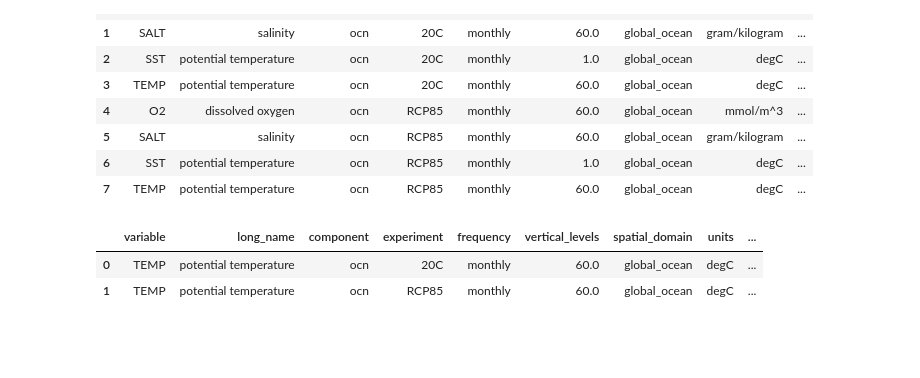
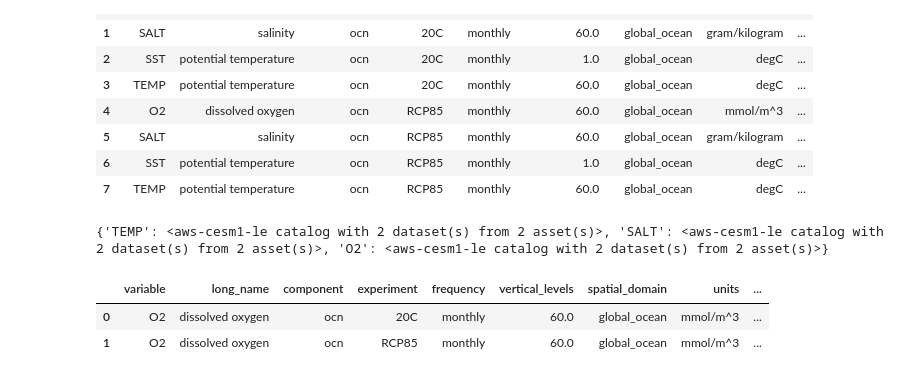
Before and after one commit to Channelislanders/toolkit, a Jupyter notebook: Vertical_profile.ipynb, the cells around one changed output. Saved outputs shown, nothing was run; the diff lists cells and outputs as text; code cells hidden in the pictures; blank space fills up the shorter version.

```diff
--- a/Vertical_profile.ipynb
+++ b/Vertical_profile.ipynb
@@ -87,19 +87,28 @@ col.search(experiment = ["RCP85", "20C"], frequency = "monthly", variable = ["O2
 | 6 | SST | potential temperature | ocn | RCP85 | monthly | 1.0 | global_ocean | degC | ... |
 | 7 | TEMP | potential temperature | ocn | RCP85 | monthly | 60.0 | global_ocean | degC | ... |
 # %%
-# Get more detailed: search for monthly output for the 20th century and RCP8.5
-# ("HIST" is the 1850-1919 period, which is only in the first ensemble member, and "20C" is 1920-2005 which is common across all the other members)
-col_ocntemp = col.search(
-    frequency=["monthly"],
-    component="ocn",
-    variable="TEMP",
-    experiment=["20C", "RCP85"],
-)
+# Get more detailed: search for monthly output for the 20th century and RCP8.5 scenarios
+variables = ["TEMP", "SALT", "O2"]
+col_ocn = {}
 
-col_ocntemp.df
+for var in variables:
+    col_ocn[f"{var}"] = col.search(
+        frequency=["monthly"],
+        component="ocn",
+        variable=var,
+        experiment=["20C", "RCP85"],
+    )
+
+print(col_ocn)
+
+#Display the first few entries in the resulting data frame
+col_ocn["TEMP"].df
+col_ocn["SALT"].df
+col_ocn["O2"].df
 # %% [output]
+{'TEMP': <aws-cesm1-le catalog with 2 dataset(s) from 2 asset(s)>, 'SALT': <aws-cesm1-le catalog with 2 dataset(s) from 2 asset(s)>, 'O2': <aws-cesm1-le catalog with 2 dataset(s) from 2 asset(s)>}
 |  | variable | long_name | component | experiment | frequency | vertical_levels | spatial_domain | units | ... |
-| 0 | TEMP | potential temperature | ocn | 20C | monthly | 60.0 | global_ocean | degC | ... |
-| 1 | TEMP | potential temperature | ocn | RCP85 | monthly | 60.0 | global_ocean | degC | ... |
+| 0 | O2 | dissolved oxygen | ocn | 20C | monthly | 60.0 | global_ocean | mmol/m^3 | ... |
+| 1 | O2 | dissolved oxygen | ocn | RCP85 | monthly | 60.0 | global_ocean | mmol/m^3 | ... |
 # %%
 # Load catalog entries for subset into a dictionary of xarray datasets
```
Also changed, not shown: parts of 20 cells of this notebook.
